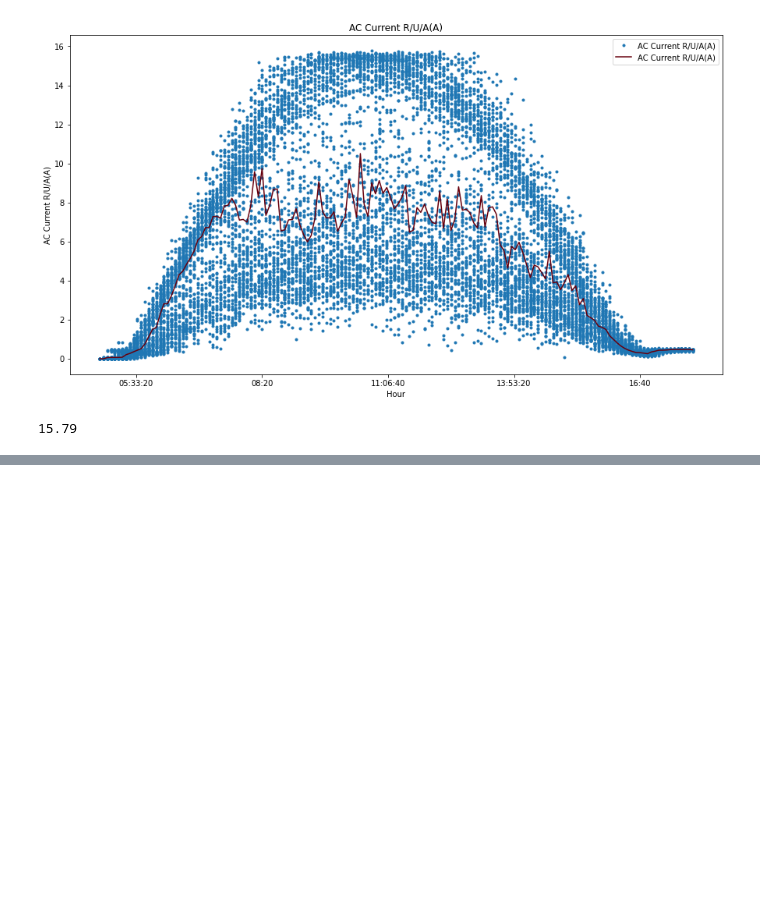
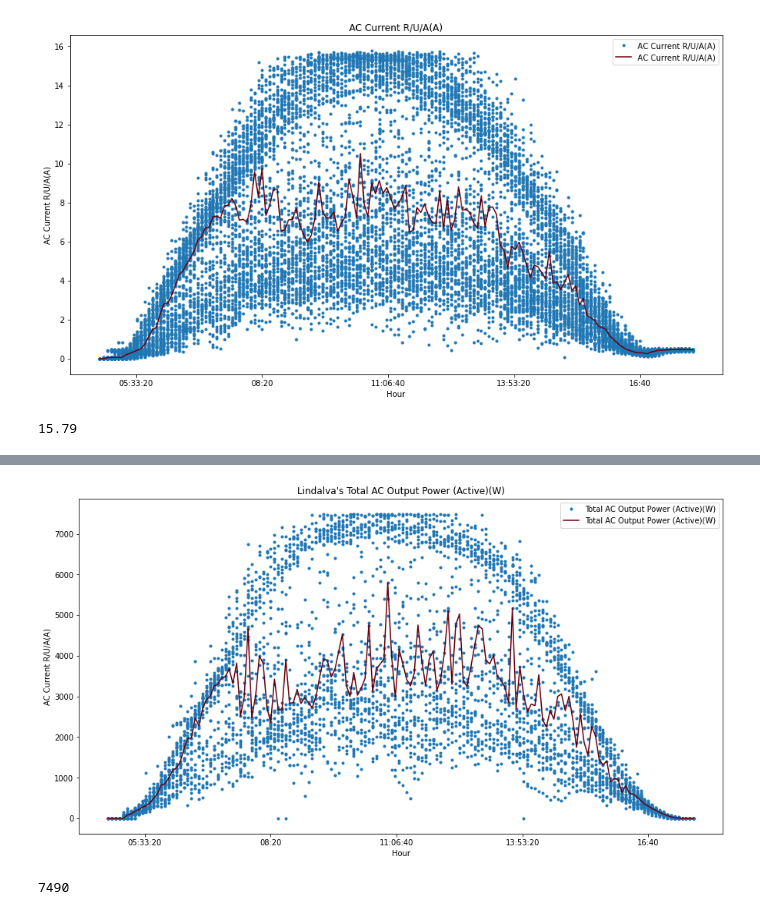
Before and after one commit to oakthyago/Electrical-Demand-Brazil, a Jupyter notebook: photovoltaic-analysis-from-full-of-shadows-system.ipynb, the cells around one changed output, grey strips where cells are left out. Drawn from its saved outputs; the diff is of its cells as text; code cells hidden in the pictures; blank space fills up the shorter version.

```diff
--- a/photovoltaic-analysis-from-full-of-shadows-system.ipynb
+++ b/photovoltaic-analysis-from-full-of-shadows-system.ipynb
@@ -244,0 +238,11 @@ df2["AC Current R/U/A(A)"].max()
+# %%
+df3 = pd.read_csv("../input/solarenergynortheastbrazil/2_Lindalva_new_data.csv")
+
+
+df3["Single Plate Ambient Temperature"] = df3.iloc[:, 38] #the original columns was not working when called by name
+df3['Date'] = df3['Time'].apply(lambda x: x.split(' ')[0])
+df3['Hour'] = df3['Time'].apply(lambda x: x.split(' ')[1])
+df3["Time"] = pd.to_datetime(df3["Time"])
+df3["Time2"] = pd.Series(df3["Time"]).dt.round(freq='5T')
+df3["Hour"] = df3.Time2.dt.time #
+df3["Hour_srt"] = df3["Hour"].astype(str)
@@ -244,0 +318,12 @@ df2["AC Current R/U/A(A)"].max()
+# %%
+
+#plant1_data.iplot(x= 'time', y='DC_POWER', xTitle='Time',  yTitle= 'DC Power', title='DC POWER plot')
+df3.plot(x= 'Hour', y='Total AC Output Power (Active)(W)', style='.', figsize = (15, 8))
+df3.groupby('Hour')['Total AC Output Power (Active)(W)'].agg('median').plot(legend=True, colormap='Reds_r')
+plt.ylabel('AC Current R/U/A(A)')
+plt.title('Lindalva\'s Total AC Output Power (Active)(W)')
+plt.show()
+df3["Total AC Output Power (Active)(W)"].max()
+# %% [output]
+[figure, added]
+7490
```
Also changed, not shown: parts of 11 cells of this notebook.
